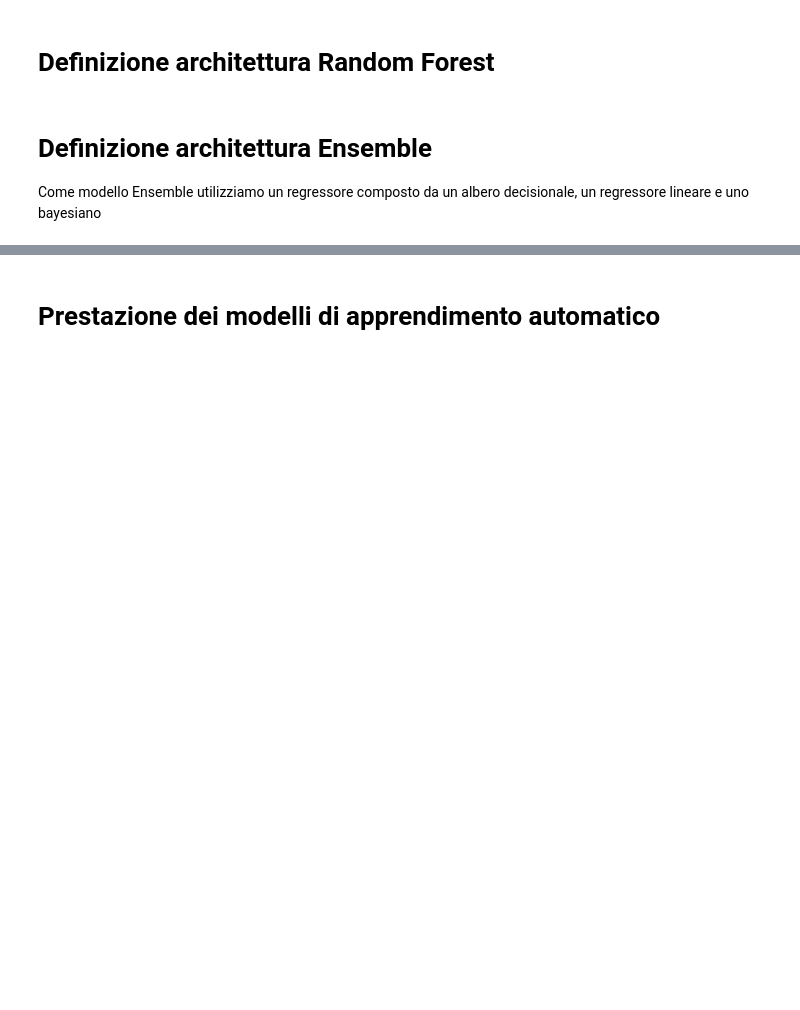
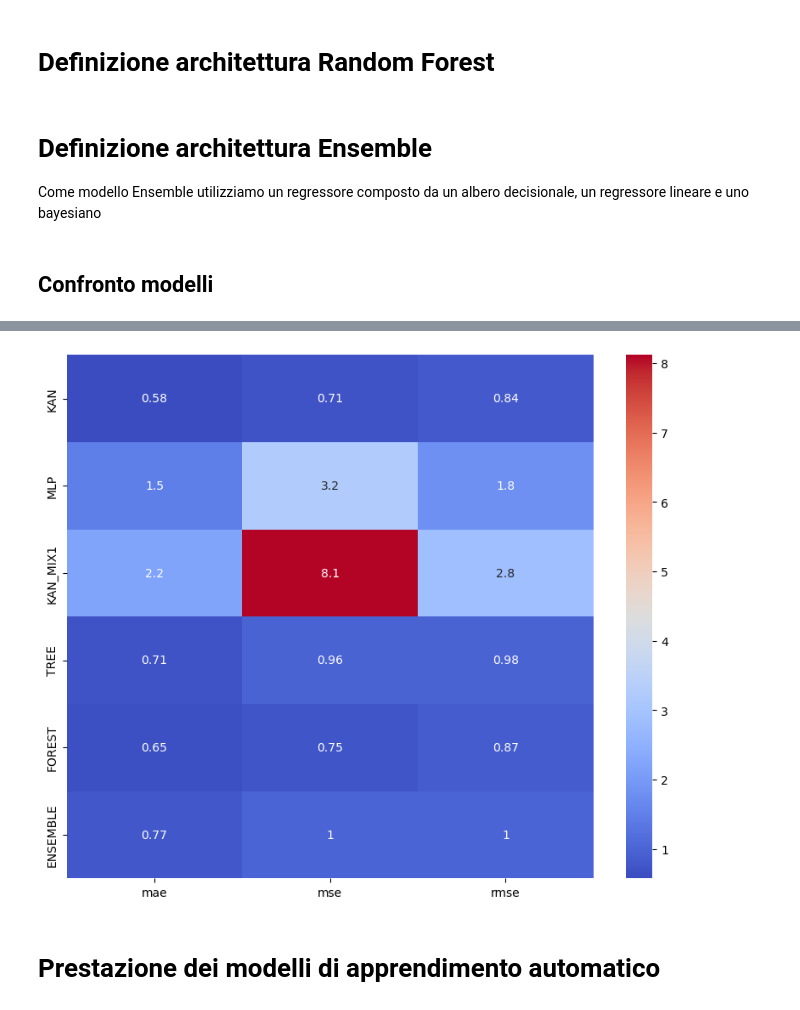
Before and after one commit to Church-17/YesWeKAN, a Jupyter notebook: dataset+equità algoritmica.ipynb, the cells around one changed output, grey strips where cells are left out. Drawn from its saved outputs; the diff is of its cells as text; code cells hidden in the pictures; blank space fills up the shorter version.

```diff
--- a/dataset+equità algoritmica.ipynb
+++ b/dataset+equità algoritmica.ipynb
@@ -302,7 +271,8 @@ mlp = tf.keras.models.Sequential([
     Dense(1),
     Dense(1)
     ])
-mlp.build(input_shape=(None, numero_feature))
+mlp.build(input_shape=(None, N_FEATURES))
+mlp.compile(optimizer=tf.keras.optimizers.Adam(learning_rate=2e-3), loss=LOSS, metrics=METRICS_FUNC)
 
 # Stampa forma e numero di parametri
 mlp.summary()
@@ -525 +420,43 @@ rmse = sqrt(mse)
 elenco_modelliML.append(('ENSEMBLE', ensemble))
+# %% [markdown]
+## Confronto modelli
+# %%
+# Definizione funzione per calcolo metriche di errore del modello
+def calculate_metrics(model, X, y):
+    # Calcolo delle previsioni del modello
+    predictions = model.predict(X)
+
+    # Calcolo metriche
+    result = {}
+    for name, metric in METRICS.items():
+        metric.reset_state()
+        result[name] = float(metric(y, predictions))
+    return result
+
+# Definizione funzione visualizzazione heatmap delle performance dei modelli
+def performance_heatmap(models, X, y):
+    # Inizializzazione del dizionario delle performance
+    performance = {metric: [] for metric in METRICS_NAME.values()}
+    model_names = []
+
+    for model_name, model in models:
+        # Calcolo delle metriche per il modello corrente
+        result_metrics = calculate_metrics(model, X, y)
+
+        # Aggiunta delle metriche al dizionario delle performance
+        for name, result in result_metrics.items():
+            performance[name].append(result)
+
+        # Aggiunta del nome del modello alla lista dei nomi dei modelli
+        model_names.append(model_name)
+
+    # Creazione di un DataFrame con le performance dei modelli
+    df = pd.DataFrame(performance, index=model_names)
+
+    # Visualizzazione della heatmap
+    plt.figure(figsize=(10, 8))
+    sns.heatmap(df, annot=True, cmap='coolwarm')
+    plt.show()
+
+performance_heatmap(elenco_modelli + elenco_modelliML, x_test, y_test)
+# %% [output]
@@ -526,3 +466,4 @@ elenco_modelliML.append(('ENSEMBLE', ensemble))
+[figure, added]
 # %% [markdown]
 # Prestazione dei modelli di apprendimento automatico
 # %%
```
Also changed, not shown: parts of 32 cells of this notebook, 1 other file.
